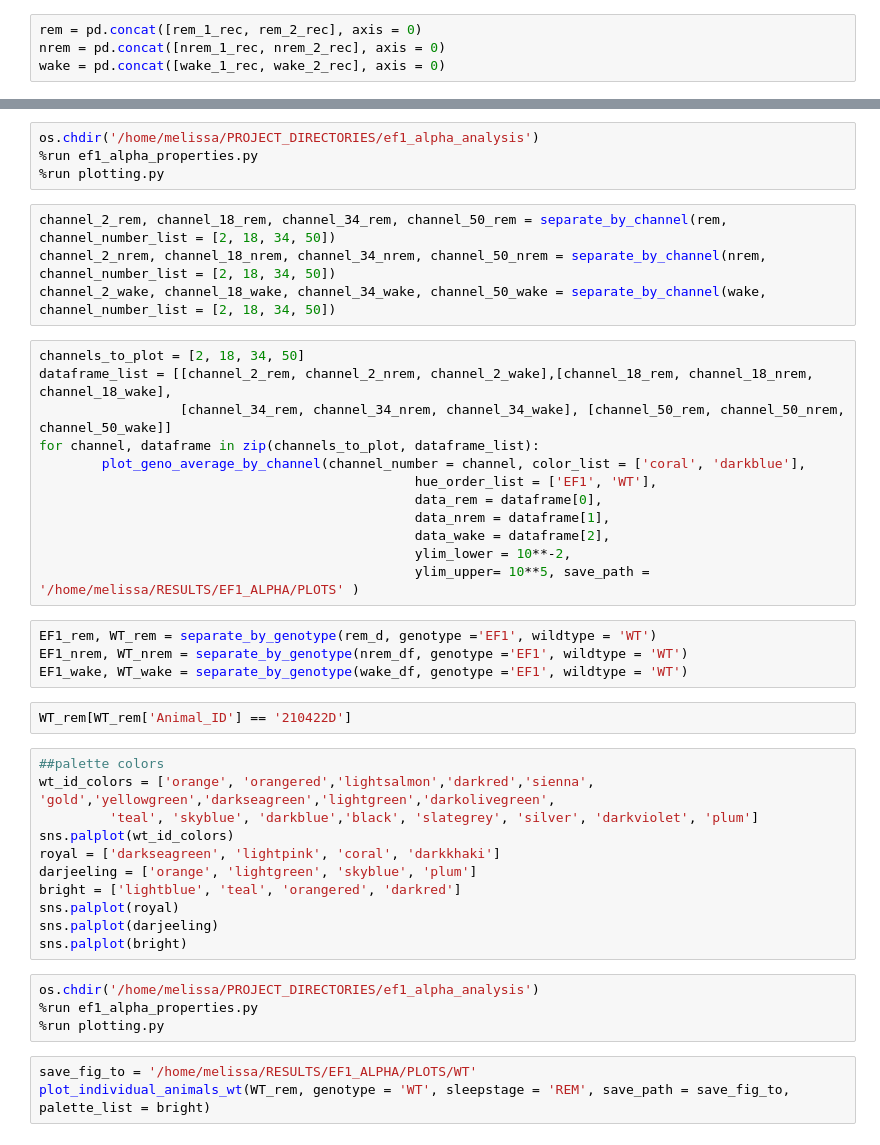
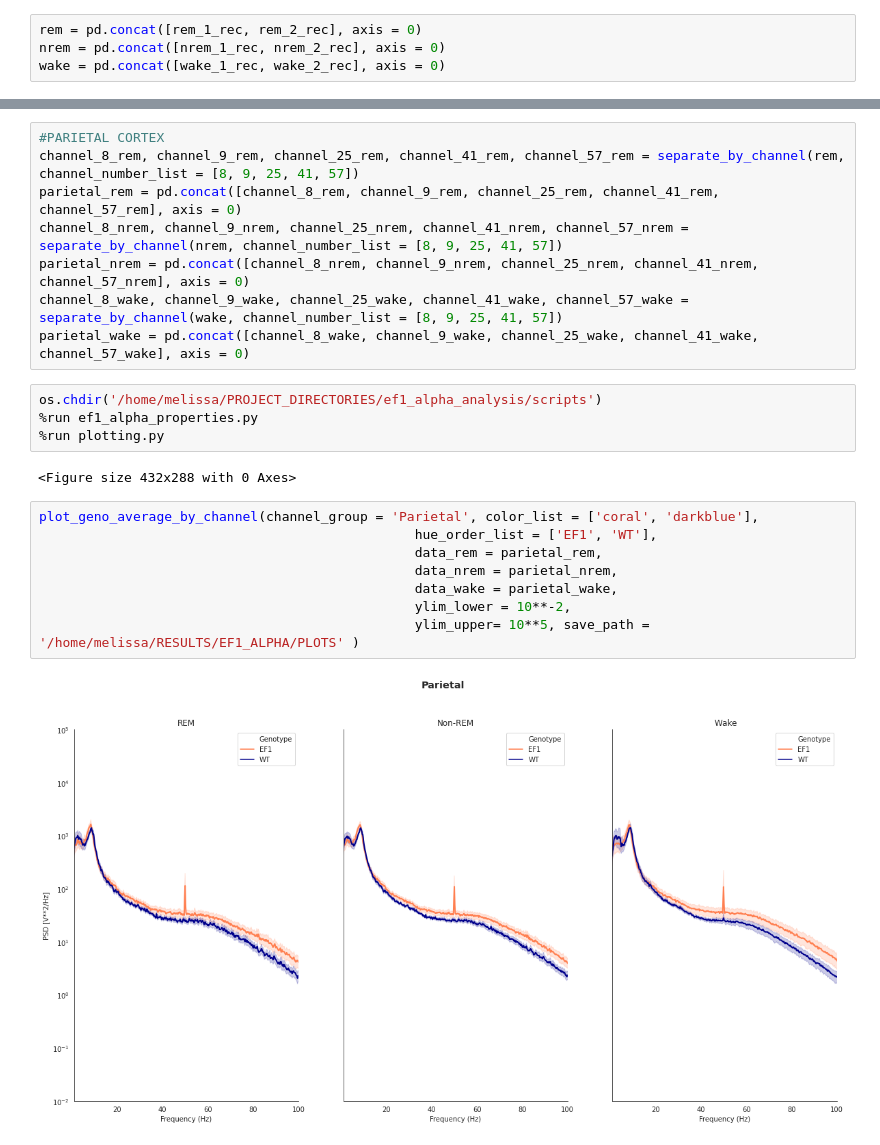
Before and after one commit to melissafasol/ef1_alpha, a Jupyter notebook: plotting_geno_averages.ipynb, the cells around one changed output, grey strips where cells are left out. Cells and saved outputs as stored; diff of their text form.

```diff
--- a/plotting_geno_averages.ipynb
+++ b/plotting_geno_averages.ipynb
@@ -24,44 +48,24 @@ wake = pd.concat([wake_1_rec, wake_2_rec], axis = 0)
+# %%
+#PARIETAL CORTEX
+channel_8_rem, channel_9_rem, channel_25_rem, channel_41_rem, channel_57_rem = separate_by_channel(rem, channel_number_list = [8, 9, 25, 41, 57])
+parietal_rem = pd.concat([channel_8_rem, channel_9_rem, channel_25_rem, channel_41_rem, channel_57_rem], axis = 0)
+channel_8_nrem, channel_9_nrem, channel_25_nrem, channel_41_nrem, channel_57_nrem = separate_by_channel(nrem, channel_number_list = [8, 9, 25, 41, 57])
+parietal_nrem = pd.concat([channel_8_nrem, channel_9_nrem, channel_25_nrem, channel_41_nrem, channel_57_nrem], axis = 0)
+channel_8_wake, channel_9_wake, channel_25_wake, channel_41_wake, channel_57_wake = separate_by_channel(wake, channel_number_list = [8, 9, 25, 41, 57])
+parietal_wake = pd.concat([channel_8_wake, channel_9_wake, channel_25_wake, channel_41_wake, channel_57_wake], axis = 0)
 # %%
-os.chdir('/home/melissa/PROJECT_DIRECTORIES/ef1_alpha_analysis')
+os.chdir('/home/melissa/PROJECT_DIRECTORIES/ef1_alpha_analysis/scripts')
 %run ef1_alpha_properties.py
 %run plotting.py
+# %% [output]
+<Figure size 432x288 with 0 Axes>
-# %%
-channel_2_rem, channel_18_rem, channel_34_rem, channel_50_rem = separate_by_channel(rem, channel_number_list = [2, 18, 34, 50])
-channel_2_nrem, channel_18_nrem, channel_34_nrem, channel_50_nrem = separate_by_channel(nrem, channel_number_list = [2, 18, 34, 50])
-channel_2_wake, channel_18_wake, channel_34_wake, channel_50_wake = separate_by_channel(wake, channel_number_list = [2, 18, 34, 50])
 # %%
-channels_to_plot = [2, 18, 34, 50]
-dataframe_list = [[channel_2_rem, channel_2_nrem, channel_2_wake],[channel_18_rem, channel_18_nrem, channel_18_wake],
-                  [channel_34_rem, channel_34_nrem, channel_34_wake], [channel_50_rem, channel_50_nrem, channel_50_wake]]
-for channel, dataframe in zip(channels_to_plot, dataframe_list):
-        plot_geno_average_by_channel(channel_number = channel, color_list = ['coral', 'darkblue'],
+plot_geno_average_by_channel(channel_group = 'Parietal', color_list = ['coral', 'darkblue'],
                                                 hue_order_list = ['EF1', 'WT'],
-                                                data_rem = dataframe[0],
-                                                data_nrem = dataframe[1],
-                                                data_wake = dataframe[2],
+                                                data_rem = parietal_rem,
+                                                data_nrem = parietal_nrem,
+                                                data_wake = parietal_wake,
                                                 ylim_lower = 10**-2,
                                                 ylim_upper= 10**5, save_path = '/home/melissa/RESULTS/EF1_ALPHA/PLOTS' )
+# %% [output]
+[figure, added]
-# %%
-EF1_rem, WT_rem = separate_by_genotype(rem_d, genotype ='EF1', wildtype = 'WT')
-EF1_nrem, WT_nrem = separate_by_genotype(nrem_df, genotype ='EF1', wildtype = 'WT')
-EF1_wake, WT_wake = separate_by_genotype(wake_df, genotype ='EF1', wildtype = 'WT')
-# %%
-WT_rem[WT_rem['Animal_ID'] == '210422D']
-# %%
-##palette colors
-wt_id_colors = ['orange', 'orangered','lightsalmon','darkred','sienna', 'gold','yellowgreen','darkseagreen','lightgreen','darkolivegreen',
-         'teal', 'skyblue', 'darkblue','black', 'slategrey', 'silver', 'darkviolet', 'plum']
-sns.palplot(wt_id_colors)
-royal = ['darkseagreen', 'lightpink', 'coral', 'darkkhaki']
-darjeeling = ['orange', 'lightgreen', 'skyblue', 'plum']
-bright = ['lightblue', 'teal', 'orangered', 'darkred']
-sns.palplot(royal)
-sns.palplot(darjeeling)
-sns.palplot(bright)
-# %%
-os.chdir('/home/melissa/PROJECT_DIRECTORIES/ef1_alpha_analysis')
-%run ef1_alpha_properties.py
-%run plotting.py
-# %%
-save_fig_to = '/home/melissa/RESULTS/EF1_ALPHA/PLOTS/WT'
-plot_individual_animals_wt(WT_rem, genotype = 'WT', sleepstage = 'REM', save_path = save_fig_to, palette_list = bright)
```
Also changed, not shown: parts of 4 cells of this notebook, 13 other files.
